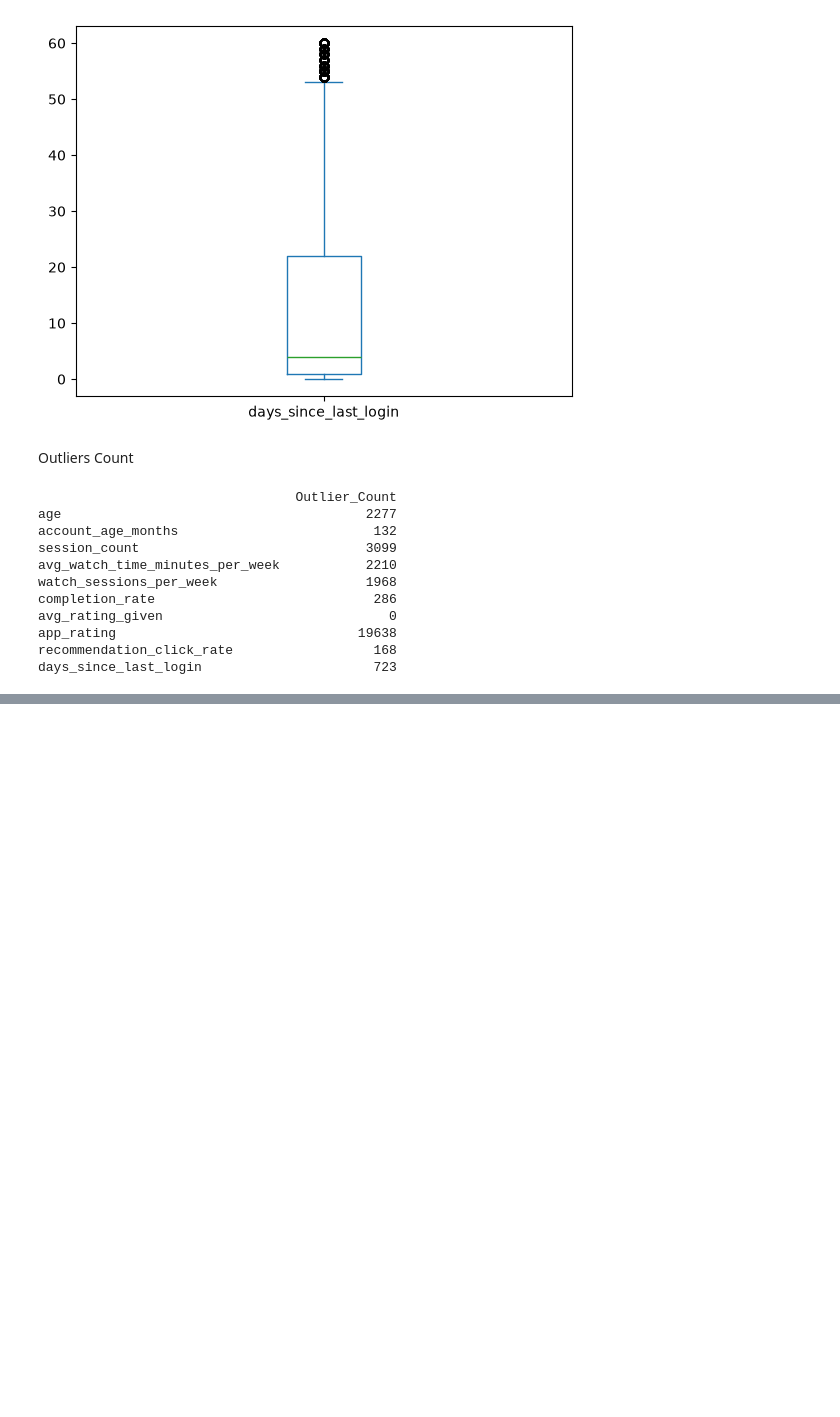
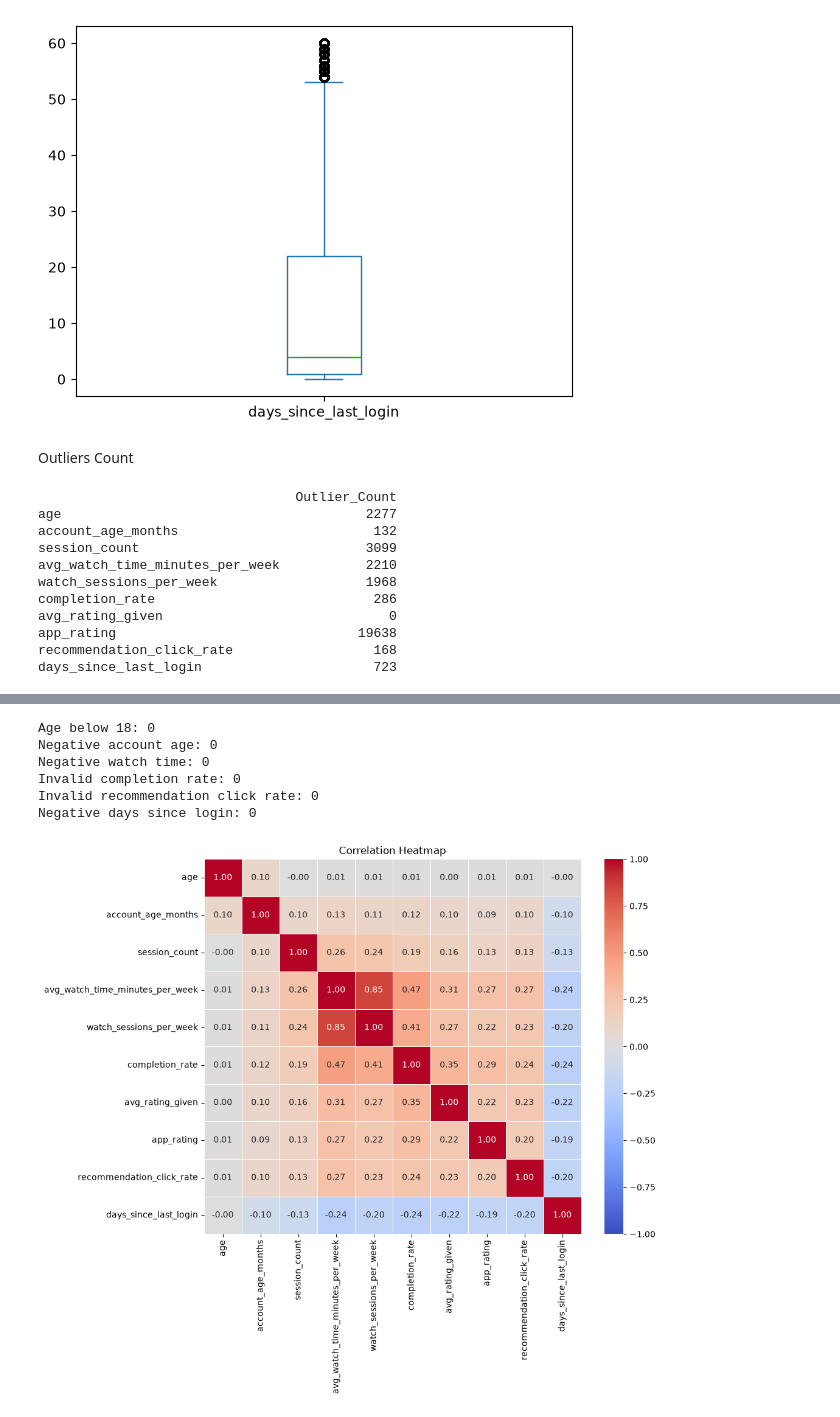
Before and after one commit to amanvashisth/Netflix-Customer-Churn-Analysis, a Jupyter notebook: Notebooks/02_Data_Understanding_EDA.ipynb, the cells around one changed output, grey strips where cells are left out. Saved outputs shown, nothing was run; the diff lists cells and outputs as text; code cells hidden in the pictures; blank space fills up the shorter version.

Commit message:
EDA - Oultlier & Correlation Analysis

```diff
--- a/Notebooks/02_Data_Understanding_EDA.ipynb
+++ b/Notebooks/02_Data_Understanding_EDA.ipynb
@@ -347,0 +376,51 @@ days_since_last_login                      723
+# %%
+print("Age below 18:", (df['age'] < 18).sum())
+
+print("Negative account age:",
+      (df['account_age_months'] < 0).sum())
+
+print("Negative watch time:",
+      (df['avg_watch_time_minutes_per_week'] < 0).sum())
+
+print("Invalid completion rate:",
+      ((df['completion_rate'] < 0) |
+       (df['completion_rate'] > 100)).sum())
+
+print("Invalid recommendation click rate:",
+      ((df['recommendation_click_rate'] < 0) |
+       (df['recommendation_click_rate'] > 100)).sum())
+
+print("Negative days since login:",
+      (df['days_since_last_login'] < 0).sum())
+# %% [output]
+Age below 18: 0
+Negative account age: 0
+Negative watch time: 0
+Invalid completion rate: 0
+Invalid recommendation click rate: 0
+Negative days since login: 0
+# %%
+import matplotlib.pyplot as plt
+import seaborn as sns
+
+# 1. Compute the correlation matrix for numerical features
+corr_matrix = df[numerical_features].corr()
+
+# 2. Set up the matplotlib figure size
+plt.figure(figsize=(10, 8))
+
+# 3. Plot the heatmap
+sns.heatmap(
+    data=corr_matrix,
+    annot=True,  # Shows the correlation numbers inside the squares
+    cmap="coolwarm",  # Color palette (blue for negative, red for positive)
+    fmt=".2f",  # Rounds the numbers to 2 decimal places
+    linewidths=0.5,  # Adds thin white lines between squares
+    vmin=-1,  # Set the anchor minimum value for the colorbar
+    vmax=1,  # Set the anchor maximum value for the colorbar
+)
+
+plt.title("Correlation Heatmap")
+plt.show()
+# %% [output]
+[figure, added]
```
Also changed, not shown: parts of 8 cells of this notebook.
